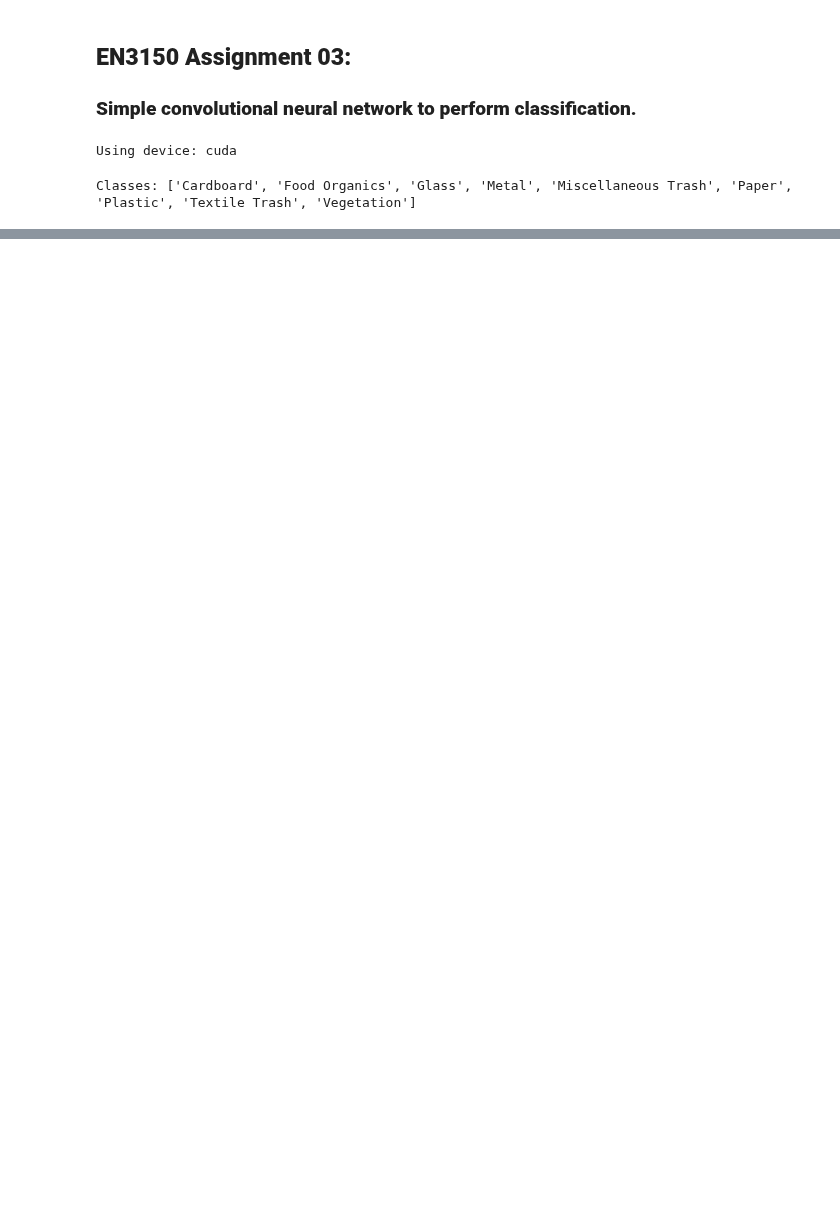
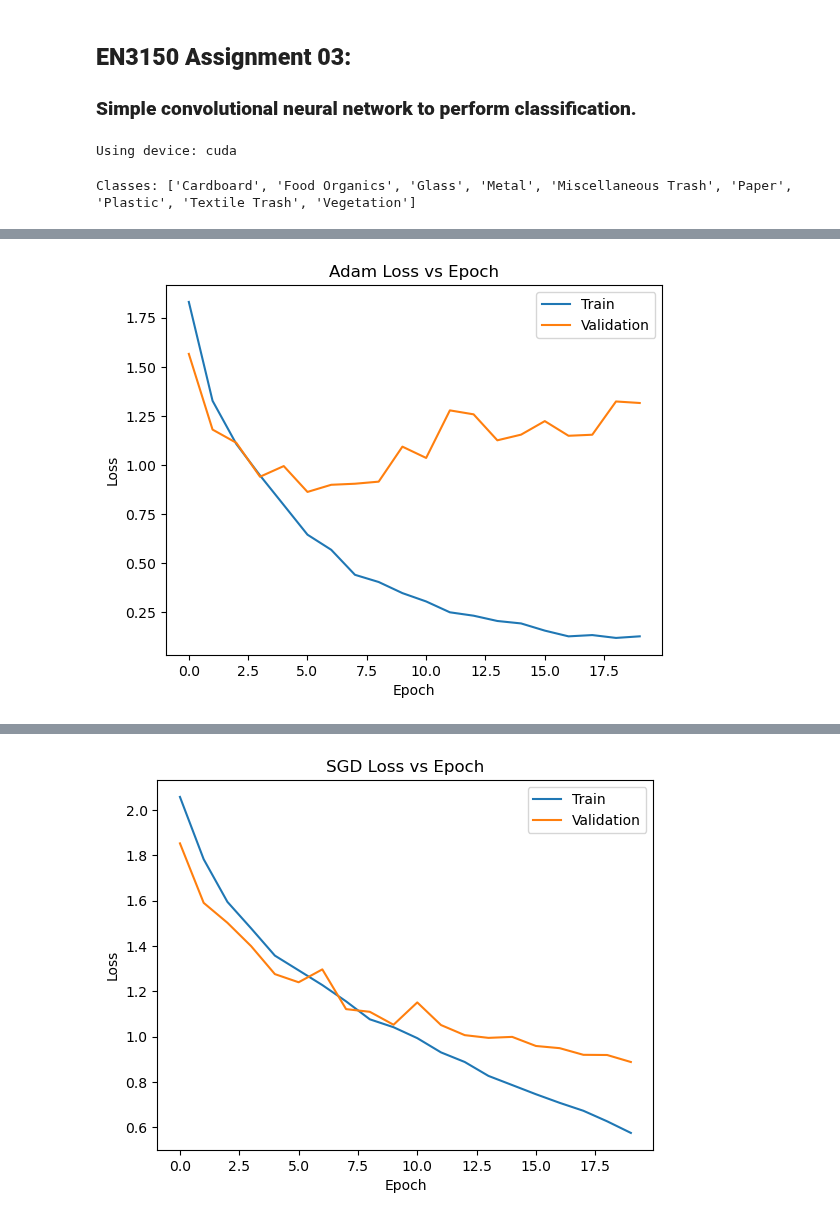
Before and after one commit to minuraashen/EN3150-CNN-for-Image-Classification, a Jupyter notebook: realwaste.ipynb, the cells around one changed output, grey strips where cells are left out. Cells and saved outputs as stored; diff of their text form; code cells hidden in the pictures; blank space fills up the shorter version.

Commit message:
First training

```diff
--- a/realwaste.ipynb
+++ b/realwaste.ipynb
@@ -131,3 +131,29 @@ def evaluate_model(model, loader):
     rec = recall_score(all_labels, all_preds, average='macro', zero_division=0)
     cm = confusion_matrix(all_labels, all_preds)
     return acc, prec, rec, cm
+# %%
+# Train the model with optimizers Adam, SGD and SGD with momentum
+criterion = nn.CrossEntropyLoss()
+optimizers = {
+    "Adam": lambda params: optim.Adam(params, lr=0.001),
+    "SGD": lambda params: optim.SGD(params, lr=0.01),
+    "SGD+Momentum": lambda params: optim.SGD(params, lr=0.01, momentum=0.9)
+}
+
+results = {}
+for name, opt_fn in optimizers.items():
+    print(f"\n===== Training with {name} =====")
+    model = SimpleCNN().to(device)
+    optimizer = opt_fn(model.parameters())
+    train_losses, val_losses = train_model(model, optimizer, criterion, train_loader, val_loader, epochs=20)
+    acc, prec, rec, cm = evaluate_model(model, test_loader)
+    results[name] = (acc, prec, rec, cm)
+    plt.figure()
+    plt.plot(train_losses, label='Train')
+    plt.plot(val_losses, label='Validation')
+    plt.title(f'{name} Loss vs Epoch')
+    plt.xlabel('Epoch')
+    plt.ylabel('Loss')
+    plt.legend()
+    plt.show()
+# %% [output]
@@ -133,0 +177 @@ def evaluate_model(model, loader):
+[figure, added]
@@ -133,0 +195 @@ def evaluate_model(model, loader):
+[figure, added]
```
Also changed, not shown: parts of 1 cell of this notebook.
